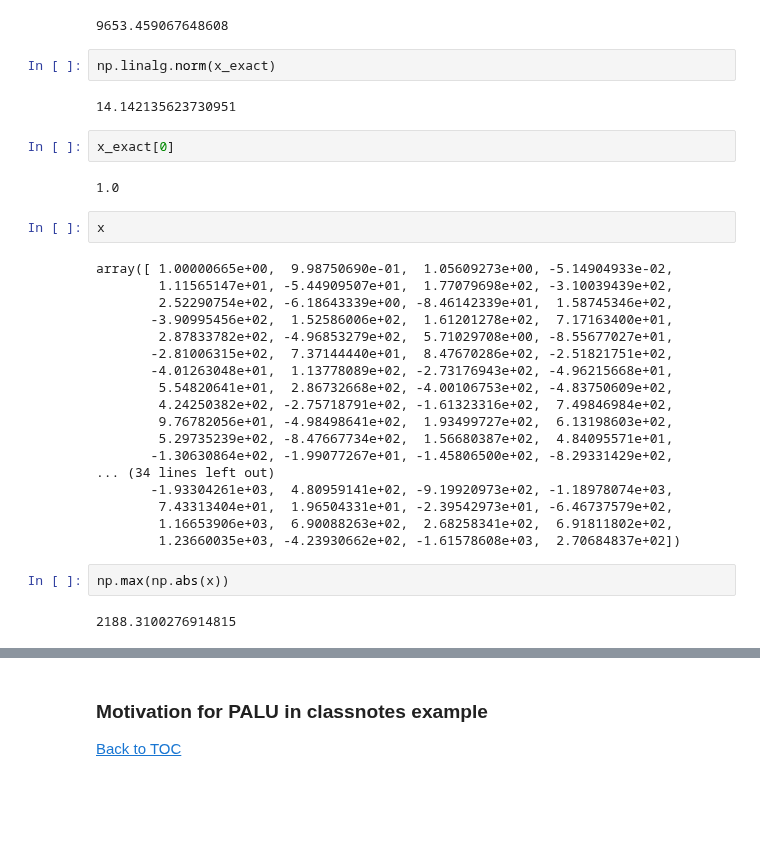
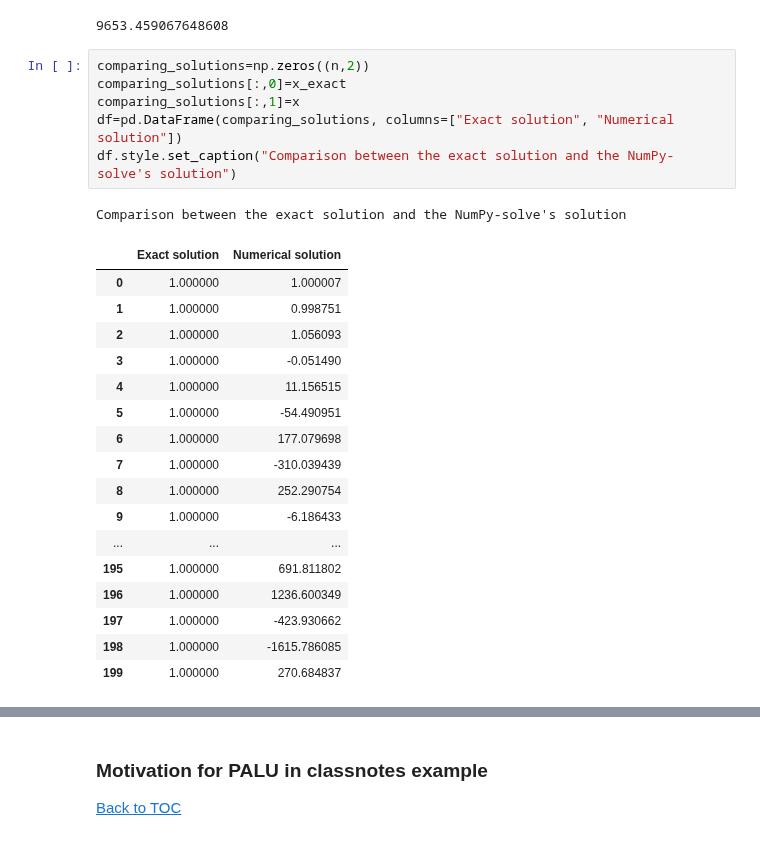
Before and after one commit to tclaudioe/Scientific-Computing, a Jupyter notebook: SC1v2/04a_linear_systems_of_equations.ipynb, the cells around one changed output, grey strips where cells are left out. Saved outputs shown, nothing was run; the diff lists cells and outputs as text; blank space fills up the shorter version.

```diff
--- a/SC1v2/04a_linear_systems_of_equations.ipynb
+++ b/SC1v2/04a_linear_systems_of_equations.ipynb
@@ -716,36 +735,29 @@ kappa
 np.linalg.norm(x-x_exact)
 # %% [output]
 9653.459067648608
-# %%
-np.linalg.norm(x_exact)
-# %% [output]
-14.142135623730951
-# %%
-x_exact[0]
-# %% [output]
-1.0
-# %%
-x
-# %% [output]
-array([ 1.00000665e+00,  9.98750690e-01,  1.05609273e+00, -5.14904933e-02,
-        1.11565147e+01, -5.44909507e+01,  1.77079698e+02, -3.10039439e+02,
-        2.52290754e+02, -6.18643339e+00, -8.46142339e+01,  1.58745346e+02,
-       -3.90995456e+02,  1.52586006e+02,  1.61201278e+02,  7.17163400e+01,
-        2.87833782e+02, -4.96853279e+02,  5.71029708e+00, -8.55677027e+01,
-       -2.81006315e+02,  7.37144440e+01,  8.47670286e+02, -2.51821751e+02,
-       -4.01263048e+01,  1.13778089e+02, -2.73176943e+02, -4.96215668e+01,
-        5.54820641e+01,  2.86732668e+02, -4.00106753e+02, -4.83750609e+02,
-        4.24250382e+02, -2.75718791e+02, -1.61323316e+02,  7.49846984e+02,
-        9.76782056e+01, -4.98498641e+02,  1.93499727e+02,  6.13198603e+02,
-        5.29735239e+02, -8.47667734e+02,  1.56680387e+02,  4.84095571e+01,
-       -1.30630864e+02, -1.99077267e+01, -1.45806500e+02, -8.29331429e+02,
-... (34 lines left out)
-       -1.93304261e+03,  4.80959141e+02, -9.19920973e+02, -1.18978074e+03,
-        7.43313404e+01,  1.96504331e+01, -2.39542973e+01, -6.46737579e+02,
-        1.16653906e+03,  6.90088263e+02,  2.68258341e+02,  6.91811802e+02,
-        1.23660035e+03, -4.23930662e+02, -1.61578608e+03,  2.70684837e+02])
-# %%
-np.max(np.abs(x))
-# %% [output]
-2188.3100276914815
+# %%
+comparing_solutions=np.zeros((n,2))
+comparing_solutions[:,0]=x_exact
+comparing_solutions[:,1]=x
+df=pd.DataFrame(comparing_solutions, columns=["Exact solution", "Numerical solution"])
+df.style.set_caption("Comparison between the exact solution and the NumPy-solve's solution")
+# %% [output]
+Comparison between the exact solution and the NumPy-solve's solution
+|  | Exact solution | Numerical solution |
+| 0 | 1.000000 | 1.000007 |
+| 1 | 1.000000 | 0.998751 |
+| 2 | 1.000000 | 1.056093 |
+| 3 | 1.000000 | -0.051490 |
+| 4 | 1.000000 | 11.156515 |
+| 5 | 1.000000 | -54.490951 |
+| 6 | 1.000000 | 177.079698 |
+| 7 | 1.000000 | -310.039439 |
+| 8 | 1.000000 | 252.290754 |
+| 9 | 1.000000 | -6.186433 |
+| ... | ... | ... |
+| 195 | 1.000000 | 691.811802 |
+| 196 | 1.000000 | 1236.600349 |
+| 197 | 1.000000 | -423.930662 |
+| 198 | 1.000000 | -1615.786085 |
+| 199 | 1.000000 | 270.684837 |
 # %%
```
Also changed, not shown: parts of 25 cells of this notebook, 2 other files.
